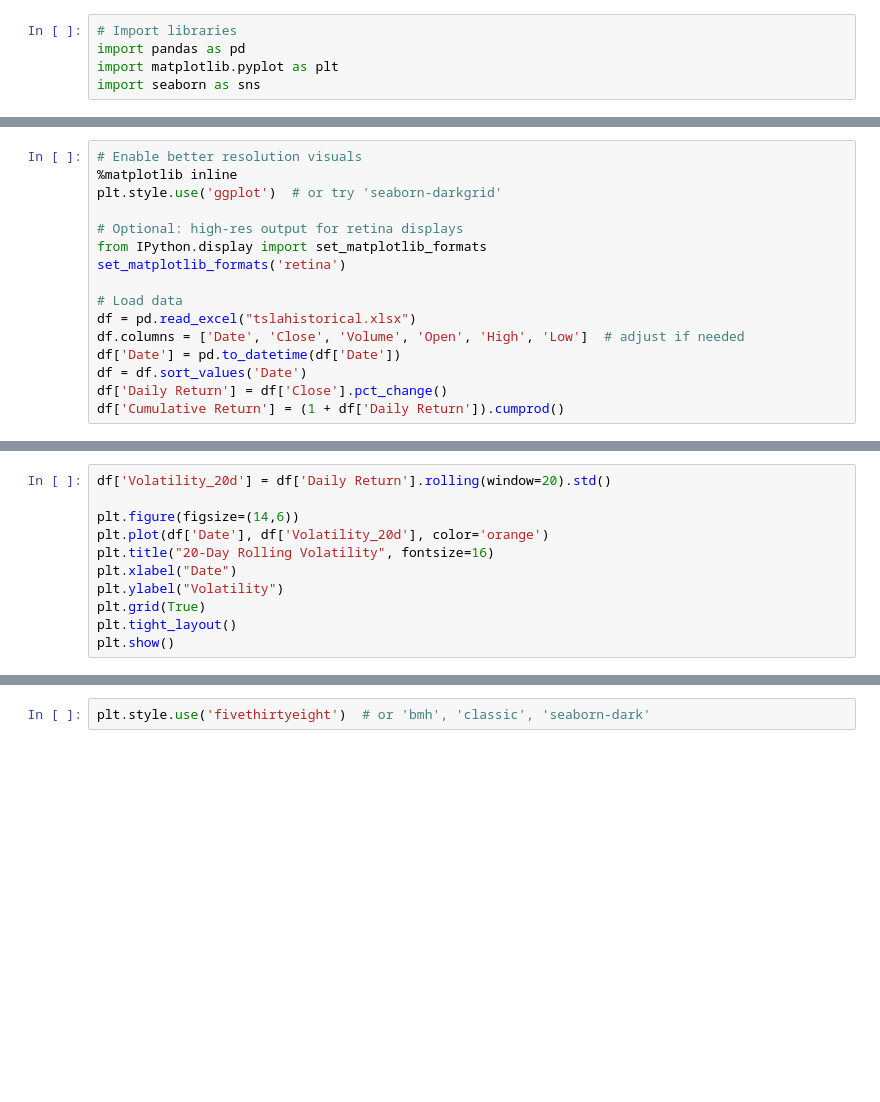
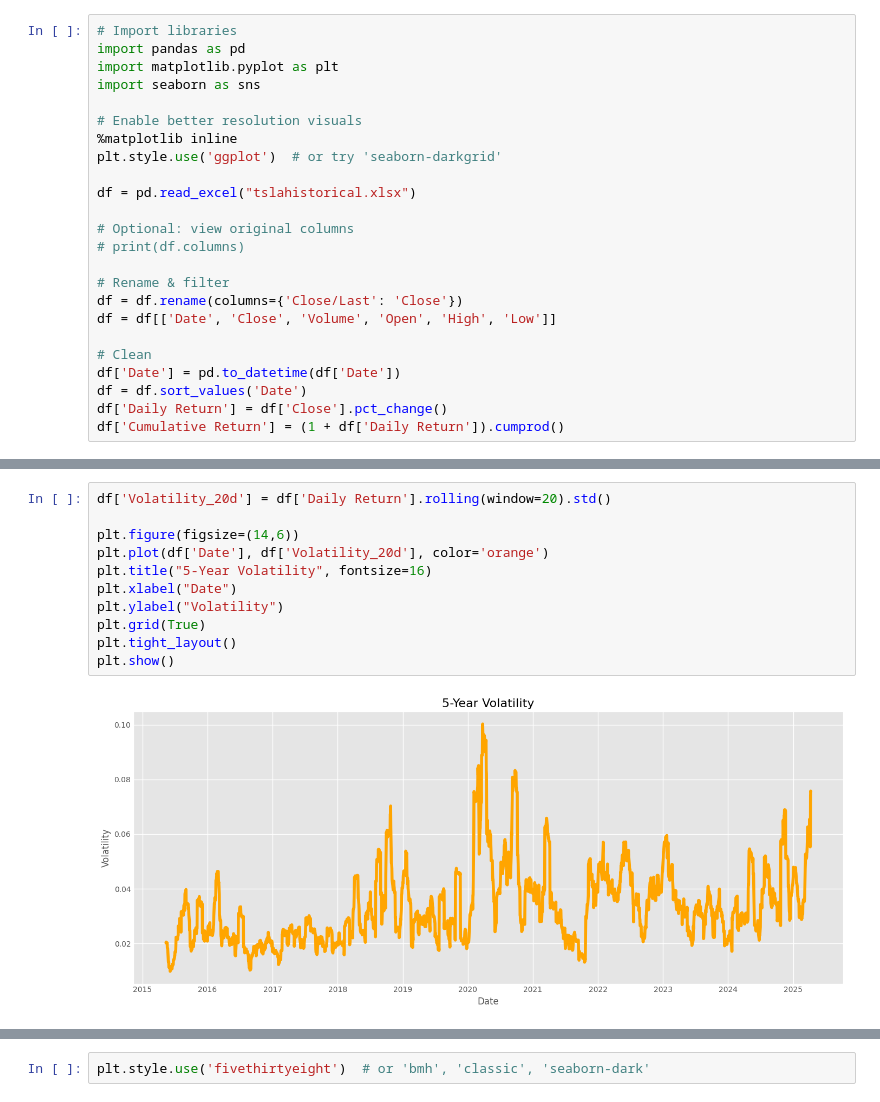
Before and after one commit to ajaiupadhyaya/tsla_montecarlo, a Jupyter notebook: jupiter/tsla_montecarlo.ipynb, the cells around one changed output, grey strips where cells are left out. Cells and saved outputs as stored; diff of their text form; blank space fills up the shorter version.

```diff
--- a/jupiter/tsla_montecarlo.ipynb
+++ b/jupiter/tsla_montecarlo.ipynb
@@ -3,3 +3,22 @@
 import pandas as pd
 import matplotlib.pyplot as plt
 import seaborn as sns
+
+# Enable better resolution visuals
+%matplotlib inline
+plt.style.use('ggplot')  # or try 'seaborn-darkgrid'
+
+df = pd.read_excel("tslahistorical.xlsx")
+
+# Optional: view original columns
+# print(df.columns)
+
+# Rename & filter
+df = df.rename(columns={'Close/Last': 'Close'})
+df = df[['Date', 'Close', 'Volume', 'Open', 'High', 'Low']]
+
+# Clean
+df['Date'] = pd.to_datetime(df['Date'])
+df = df.sort_values('Date')
+df['Daily Return'] = df['Close'].pct_change()
+df['Cumulative Return'] = (1 + df['Daily Return']).cumprod()
@@ -8,16 +24,0 @@ ModuleNotFoundError: No module named 'pandas'
-# %%
-# Enable better resolution visuals
-%matplotlib inline
-plt.style.use('ggplot')  # or try 'seaborn-darkgrid'
-
-# Optional: high-res output for retina displays
-from IPython.display import set_matplotlib_formats
-set_matplotlib_formats('retina')
-
-# Load data
-df = pd.read_excel("tslahistorical.xlsx")
-df.columns = ['Date', 'Close', 'Volume', 'Open', 'High', 'Low']  # adjust if needed
-df['Date'] = pd.to_datetime(df['Date'])
-df = df.sort_values('Date')
-df['Daily Return'] = df['Close'].pct_change()
-df['Cumulative Return'] = (1 + df['Daily Return']).cumprod()
@@ -44,14 +47,16 @@ plt.show()
 # %%
 df['Volatility_20d'] = df['Daily Return'].rolling(window=20).std()
 
 plt.figure(figsize=(14,6))
 plt.plot(df['Date'], df['Volatility_20d'], color='orange')
-plt.title("20-Day Rolling Volatility", fontsize=16)
+plt.title("5-Year Volatility", fontsize=16)
 plt.xlabel("Date")
 plt.ylabel("Volatility")
 plt.grid(True)
 plt.tight_layout()
 plt.show()
+# %% [output]
+[figure, added]
 # %%
 plt.figure(figsize=(14,6))
 plt.plot(df['Date'], df['Cumulative Return'], color='green')
```
Also changed, not shown: parts of 5 cells of this notebook.
